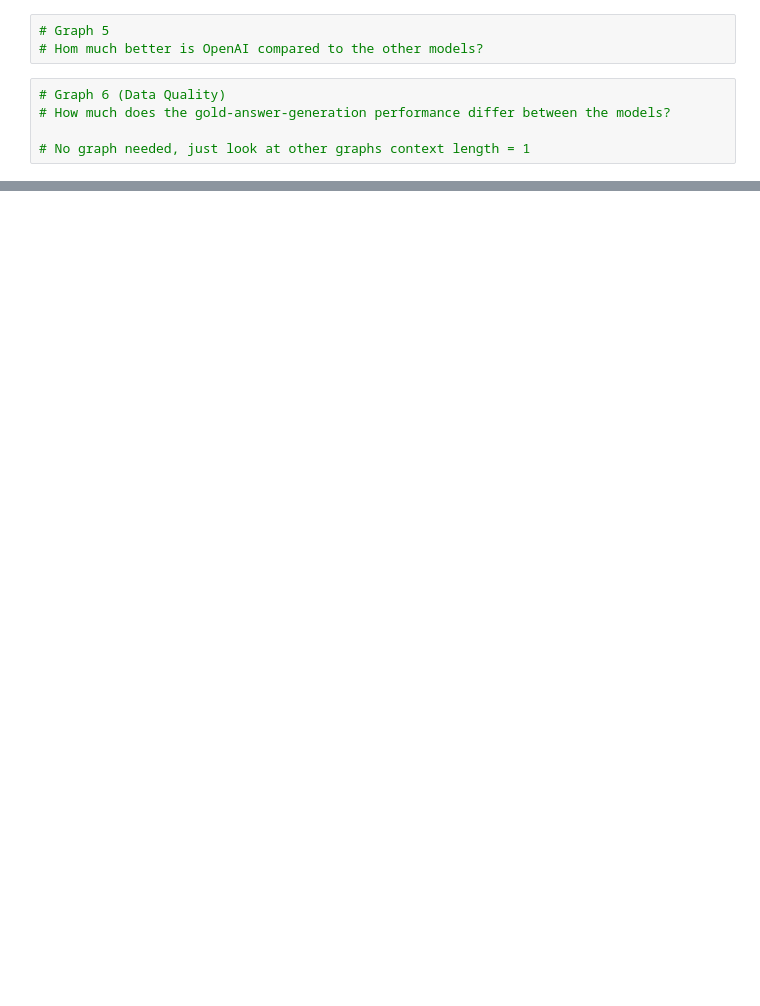
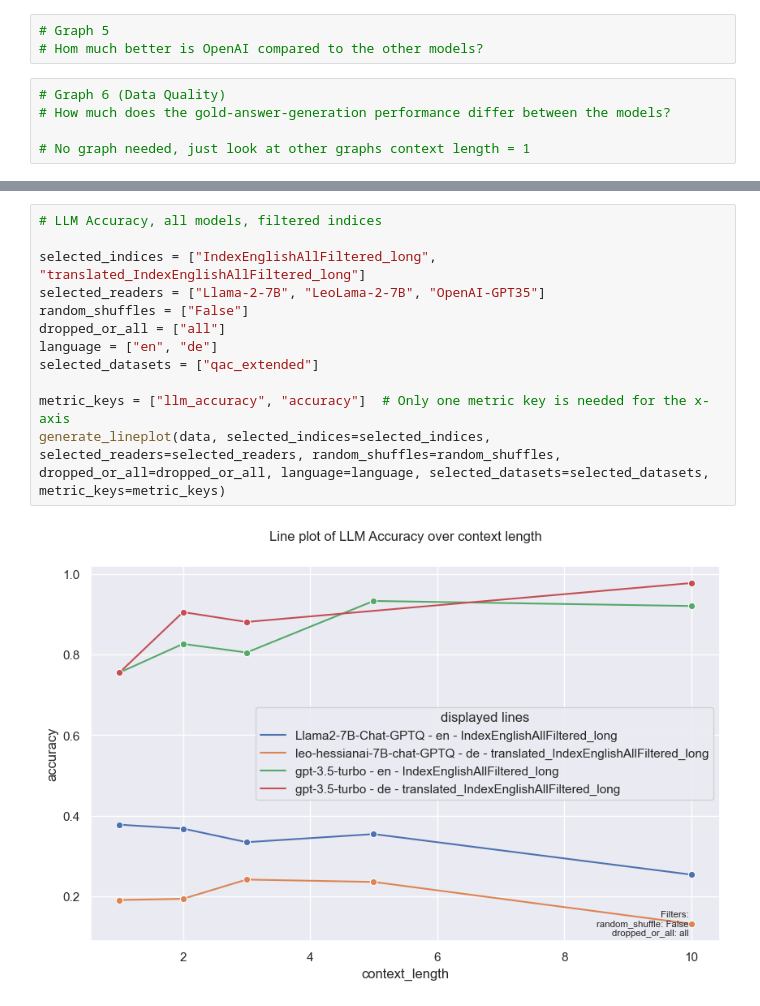
Before and after one commit to StephanPythonGod/Masterthesis, a Jupyter notebook: code/GenerateGraphs.ipynb, the cells around one changed output, grey strips where cells are left out. Saved outputs shown, nothing was run; the diff lists cells and outputs as text; blank space fills up the shorter version.

```diff
--- a/code/GenerateGraphs.ipynb
+++ b/code/GenerateGraphs.ipynb
@@ -754,0 +1107,14 @@ generate_lineplot(data, selected_indices=selected_indices, selected_readers=sele
+# %%
+# LLM Accuracy, all models, filtered indices
+
+selected_indices = ["IndexEnglishAllFiltered_long", "translated_IndexEnglishAllFiltered_long"]
+selected_readers = ["Llama-2-7B", "LeoLama-2-7B", "OpenAI-GPT35"]
+random_shuffles = ["False"]
+dropped_or_all = ["all"]
+language = ["en", "de"]
+selected_datasets = ["qac_extended"]
+
+metric_keys = ["llm_accuracy", "accuracy"]  # Only one metric key is needed for the x-axis
+generate_lineplot(data, selected_indices=selected_indices, selected_readers=selected_readers, random_shuffles=random_shuffles, dropped_or_all=dropped_or_all, language=language, selected_datasets=selected_datasets, metric_keys=metric_keys)
+# %% [output]
+[figure, added]
```
Also changed, not shown: parts of 32 cells of this notebook, 21 other files.
